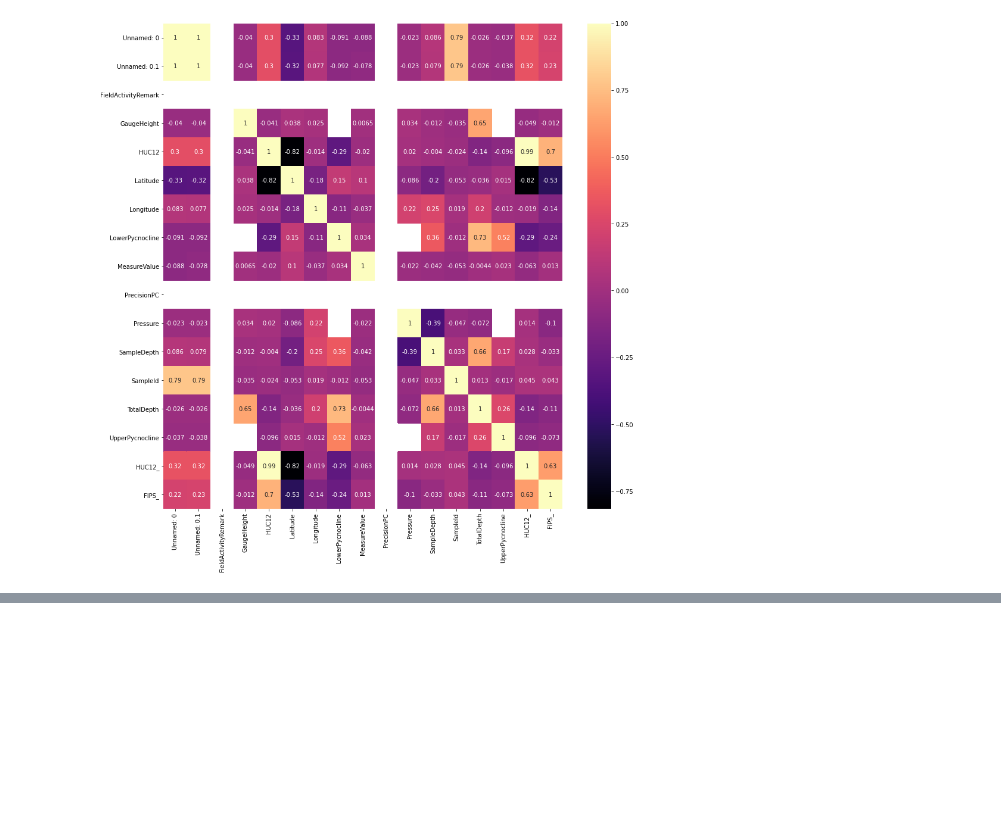
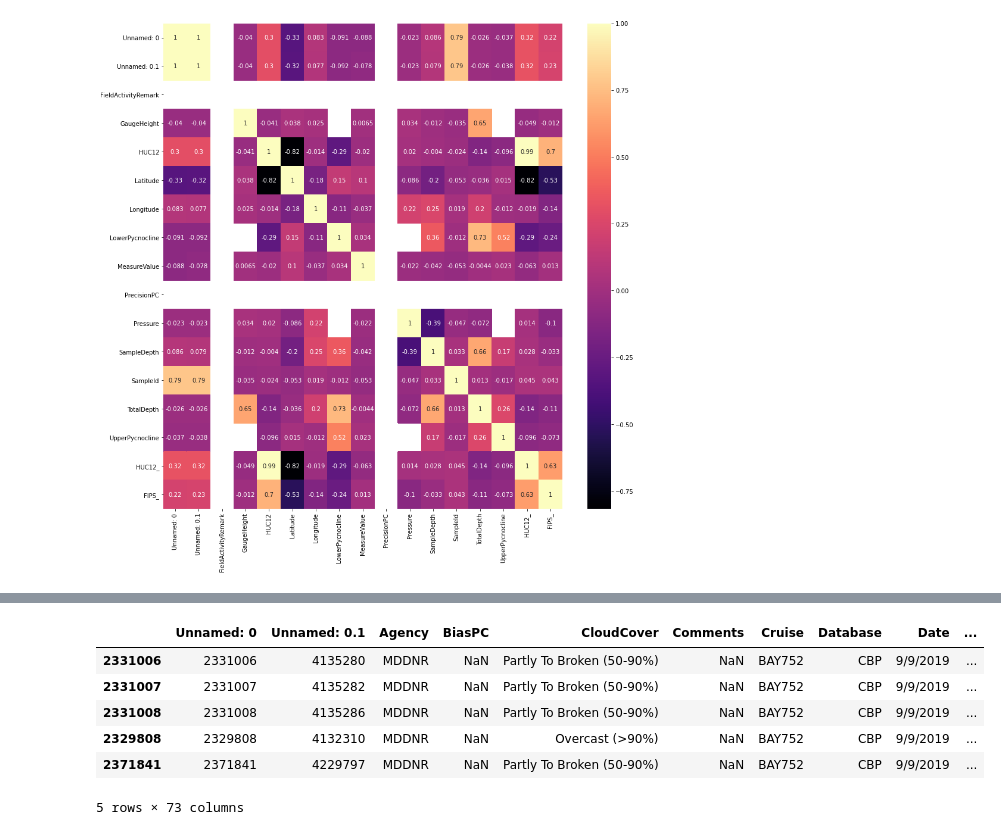
Before and after one commit to Bryan-Lange/Hack-the-Bay-Project, a Jupyter notebook: notebooks/dataload.ipynb, the cells around one changed output, grey strips where cells are left out. Saved outputs shown, nothing was run; the diff lists cells and outputs as text; code cells hidden in the pictures; blank space fills up the shorter version.

```diff
--- a/notebooks/dataload.ipynb
+++ b/notebooks/dataload.ipynb
@@ -110,0 +121,10 @@ sns.heatmap(water.corr(), annot=True, cmap='magma')
+# %%
+water.sort_values(by='Date').tail()
+# %% [output]
+|  | Unnamed: 0 | Unnamed: 0.1 | Agency | BiasPC | CloudCover | Comments | Cruise | Database | Date | ... |
+| 2331006 | 2331006 | 4135280 | MDDNR | NaN | Partly To Broken (50-90%) | NaN | BAY752 | CBP | 9/9/2019 | ... |
+| 2331007 | 2331007 | 4135282 | MDDNR | NaN | Partly To Broken (50-90%) | NaN | BAY752 | CBP | 9/9/2019 | ... |
+| 2331008 | 2331008 | 4135286 | MDDNR | NaN | Partly To Broken (50-90%) | NaN | BAY752 | CBP | 9/9/2019 | ... |
+| 2329808 | 2329808 | 4132310 | MDDNR | NaN | Overcast (>90%) | NaN | BAY752 | CBP | 9/9/2019 | ... |
+| 2371841 | 2371841 | 4229797 | MDDNR | NaN | Partly To Broken (50-90%) | NaN | BAY752 | CBP | 9/9/2019 | ... |
+5 rows × 73 columns
```
Also changed, not shown: parts of 5 cells of this notebook.
